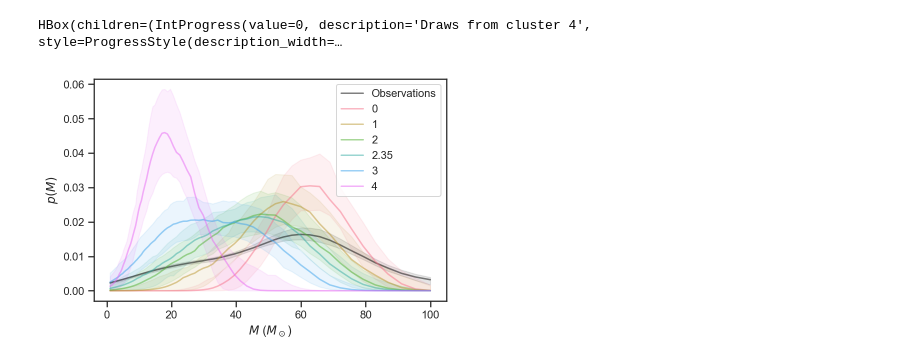
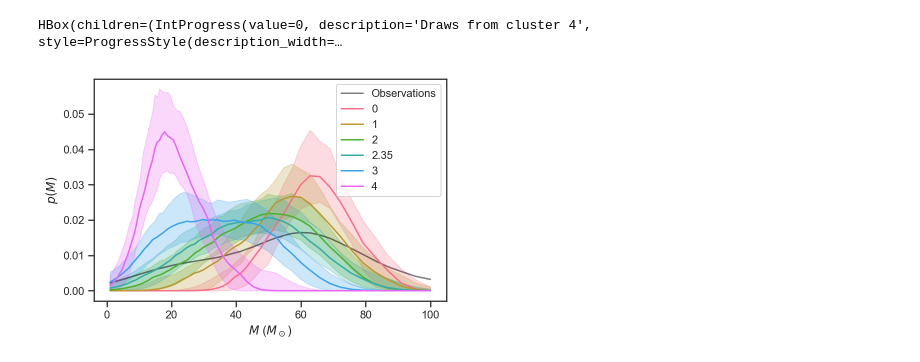
Before and after one commit to farr/ClusterBHGW, a Jupyter notebook: Populations.ipynb, the cells around one changed output. Saved outputs shown, nothing was run; the diff lists cells and outputs as text; code cells hidden in the pictures.

```diff
--- a/Populations.ipynb
+++ b/Populations.ipynb
@@ -335,0 +364,31 @@ savefig('alpha.pdf')
+# %%
+colwidth_pt = 242.26653
+pt_per_inch = 72.0
+colwidth = colwidth_pt / pt_per_inch
+
+with sns.plotting_context('paper'):
+    orig_tex = plt.rcParams['text.usetex']
+    plt.rcParams['text.usetex'] = True
+    try:
+        f, ax = plt.subplots(figsize=(colwidth,colwidth))
+
+        ax.contourf(al, la, exp(ev), cmap='viridis')
+        ax.set_xlabel(r'$\alpha$')
+        ax.set_ylabel(r'$\lambda$')
+
+        gs = make_axes_locatable(ax)
+
+        alpha_pdf = gs.append_axes('top', 0.5, pad = 0.3, sharex=ax)
+        lambda_pdf = gs.append_axes('right', 0.5, pad = 0.3, sharey=ax)
+
+        alpha_pdf.plot(al[:,0], trapz(exp(ev), la, axis=1))
+        alpha_pdf.set_ylabel(r'$p(\alpha)$')
+
+        lambda_pdf.plot(trapz(exp(ev), al[:,0], axis=0), la[0,:])
+        lambda_pdf.set_xlabel(r'$p(\lambda)$')
+        lambda_pdf.set_xlim((0, None))
+
+        tight_layout()
+        savefig('alpha-lambda.pdf')
+    finally:
+        plt.rcParams['text.usetex'] = orig_tex
@@ -367,9 +437,13 @@ zcdf = interp1d(zs, czs)
 
 snr_thresh = 8
 
-mt_medians = array([median(p[0]+p[1]) for p in postsamples.values()])
+cluster_weights = [1.0/p_pe(*p)/np.sum(1/p_pe(*p)) for p in postsamples.values()]
 
-cluster_weights = [1.0/p_pe(*p)/np.sum(1/p_pe(*p)) for p in postsamples.values()]
+mt_medians = []
+for wt, ps in zip(cluster_weights, postsamples.values()):
+    n = len(ps[0])
+    inds = random.choice(n, size=1000, p=wt)
+    mt_medians.append(median(ps[0][inds]+ps[1][inds]))
 
 obs_draws = []
 for i in tqdm_notebook(range(Ndraw)):
@@ -414,31 +488,30 @@ HBox(children=(IntProgress(value=0, description='Draws from cluster 4', style=Pr
 # %%
 ms = exp(linspace(log(1), log(100), 100))
 
 pal = sns.color_palette(palette='husl', n_colors=len(clusters))
 
 obs_ps = []
 for od in obs_draws:
     obs_ps.append(gaussian_kde(od)(ms))
 obs_ps = array(obs_ps)
 
 plot(ms, median(obs_ps, axis=0), color='k', label='Observations', alpha=0.5)
-fill_between(ms, percentile(obs_ps, 84, axis=0), percentile(obs_ps, 16, axis=0), color='k', alpha=0.1)
 
 for i, (k, cd) in enumerate(zip(clusters.keys(), cluster_draws)):
     cps = []
     for d in cd:
         cps.append(gaussian_kde(d)(ms))
     cps = array(cps)
 
-    l, = plot(ms, median(cps, axis=0), label=str(k), alpha=0.5, color=pal[i])
-    fill_between(ms, percentile(cps, 84, axis=0), percentile(cps, 16, axis=0), color=l.get_color(), alpha=0.1)
+    l, = plot(ms, median(cps, axis=0), label=str(k), color=pal[i])
+    fill_between(ms, percentile(cps, 84, axis=0), percentile(cps, 16, axis=0), color=l.get_color(), alpha=0.25)
 
 legend(loc='best')
 xlabel(r'$M$ ($M_\odot$)')
 ylabel(r'$p(M)$')
 
 tight_layout()
 
 savefig('M-pred.pdf')
 # %% [output]
-[figure, old version]
+[figure, new version]
```
Also changed, not shown: parts of 14 cells of this notebook, 3 other files.
